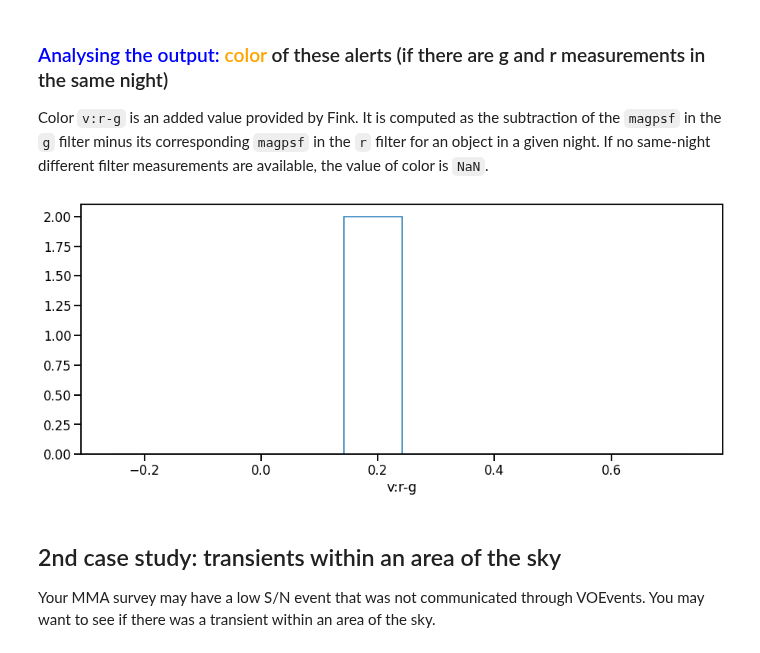
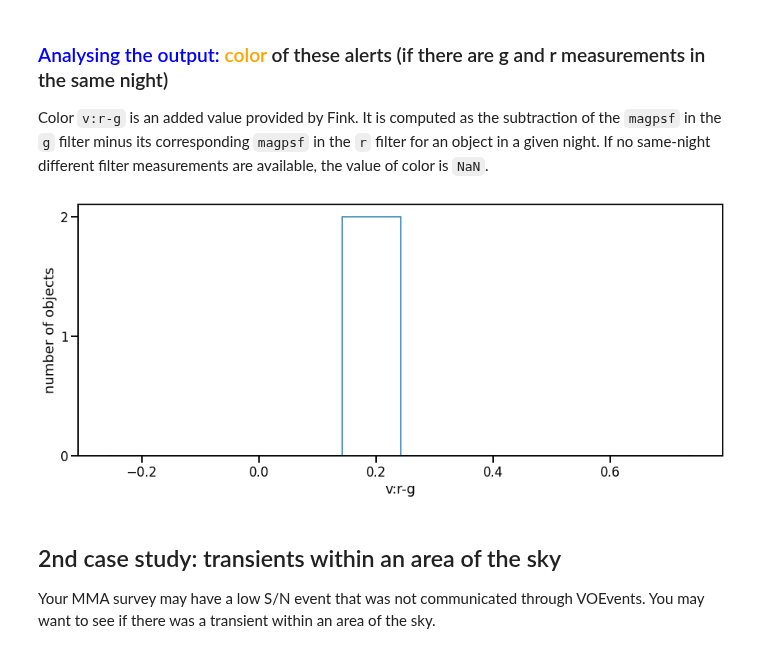
Before and after one commit to astrolabsoftware/fink-tutorials, a Jupyter notebook: MMA/MMA.ipynb, the cells around one changed output. Cells and saved outputs as stored; diff of their text form; code cells hidden in the pictures.

```diff
--- a/MMA/MMA.ipynb
+++ b/MMA/MMA.ipynb
@@ -202,11 +206,13 @@ Color `v:r-g` is an added value provided by Fink. It is computed as the subtract
 # %%
 fig = plt.figure(figsize=(15, 6))
 
 plt.hist(pdf["v:r-g"], histtype='step')
 plt.xlabel("v:r-g")
+plt.ylabel('number of objects')
+plt.yticks(range(3), range(3))
 plt.show()
 # %% [output]
-[figure, old version]
+[figure, new version]
 # %% [markdown]
 ## 2nd case study: transients within an area of the sky
 
```
Also changed, not shown: parts of 3 cells of this notebook.
